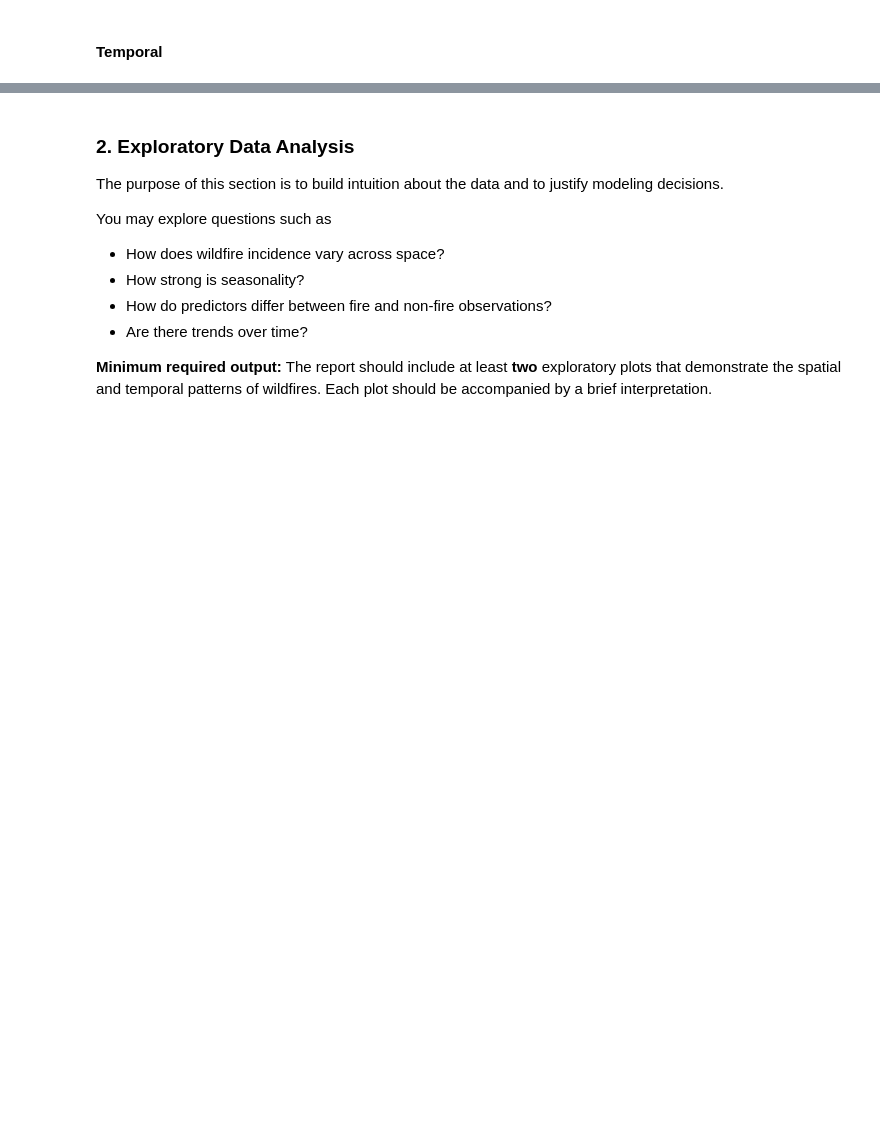
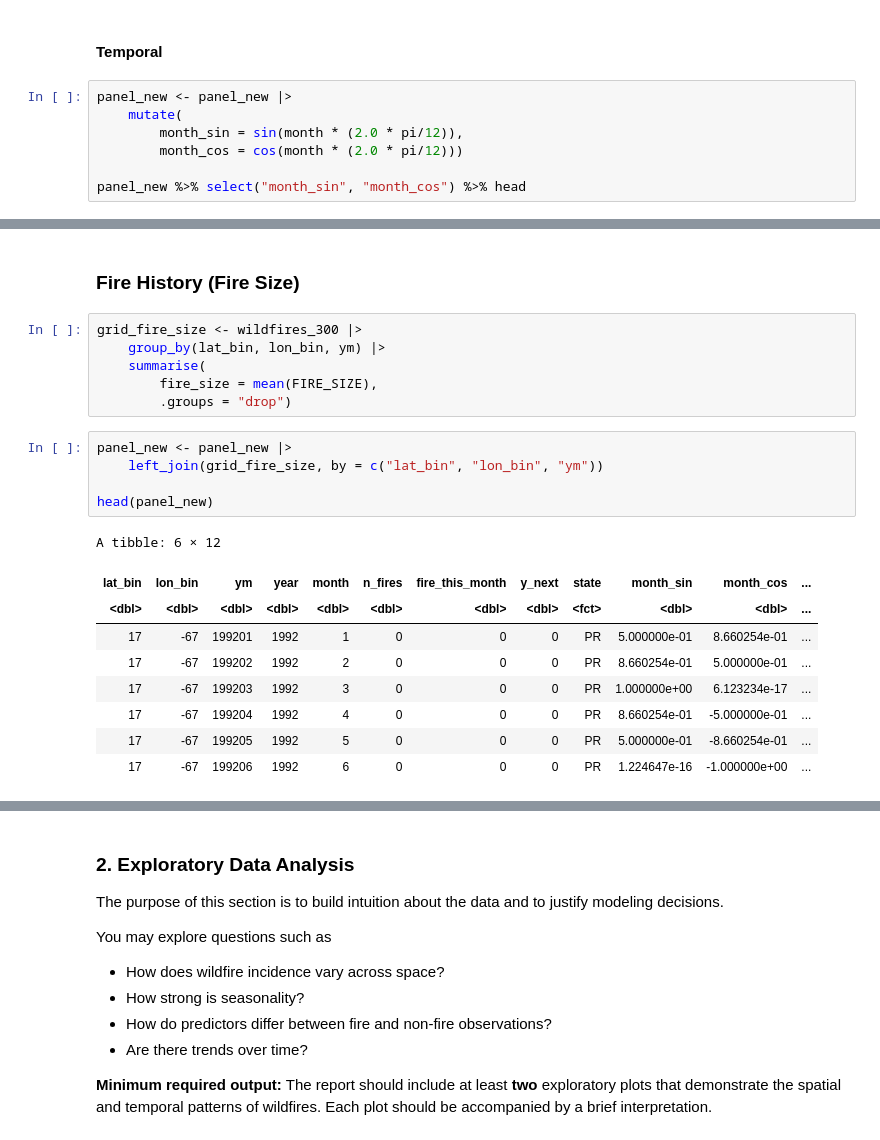
Before and after one commit to trinhhoangtrangthy-cpu/STA141AW26_Final_Project, a Jupyter notebook: Final_report_description.ipynb, the cells around one changed output, grey strips where cells are left out. Cells and saved outputs as stored; diff of their text form; blank space fills up the shorter version.

```diff
--- a/Final_report_description.ipynb
+++ b/Final_report_description.ipynb
@@ -272,2 +256,9 @@ A tibble: 6 × 9
 # %% [markdown]
 #### Temporal
+# %%
+panel_new <- panel_new |>
+    mutate(
+        month_sin = sin(month * (2.0 * pi/12)),
+        month_cos = cos(month * (2.0 * pi/12)))
+
+panel_new %>% select("month_sin", "month_cos") %>% head
@@ -273,0 +275,23 @@ A tibble: 6 × 9
+# %% [markdown]
+### Fire History (Fire Size)
+# %%
+grid_fire_size <- wildfires_300 |>
+    group_by(lat_bin, lon_bin, ym) |>
+    summarise(
+        fire_size = mean(FIRE_SIZE),
+        .groups = "drop")
+# %%
+panel_new <- panel_new |>
+    left_join(grid_fire_size, by = c("lat_bin", "lon_bin", "ym"))
+
+head(panel_new)
+# %% [output]
+A tibble: 6 × 12
+| lat_bin | lon_bin | ym | year | month | n_fires | fire_this_month | y_next | state | month_sin | month_cos | ... |
+| <dbl> | <dbl> | <dbl> | <dbl> | <dbl> | <dbl> | <dbl> | <dbl> | <fct> | <dbl> | <dbl> | ... |
+| 17 | -67 | 199201 | 1992 | 1 | 0 | 0 | 0 | PR | 5.000000e-01 | 8.660254e-01 | ... |
+| 17 | -67 | 199202 | 1992 | 2 | 0 | 0 | 0 | PR | 8.660254e-01 | 5.000000e-01 | ... |
+| 17 | -67 | 199203 | 1992 | 3 | 0 | 0 | 0 | PR | 1.000000e+00 | 6.123234e-17 | ... |
+| 17 | -67 | 199204 | 1992 | 4 | 0 | 0 | 0 | PR | 8.660254e-01 | -5.000000e-01 | ... |
+| 17 | -67 | 199205 | 1992 | 5 | 0 | 0 | 0 | PR | 5.000000e-01 | -8.660254e-01 | ... |
+| 17 | -67 | 199206 | 1992 | 6 | 0 | 0 | 0 | PR | 1.224647e-16 | -1.000000e+00 | ... |
```
Also changed, not shown: parts of 14 cells of this notebook.
